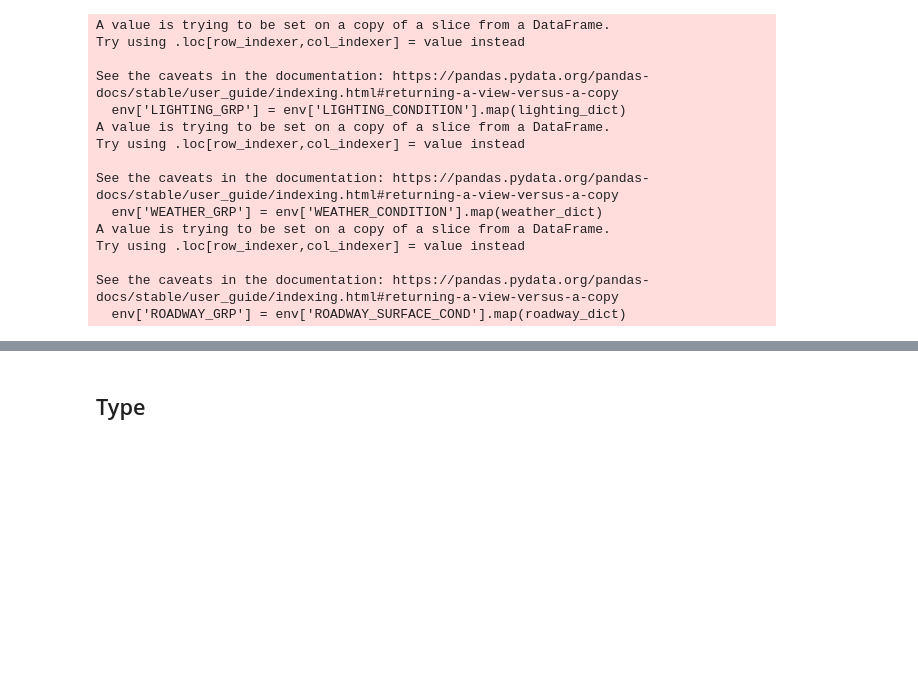
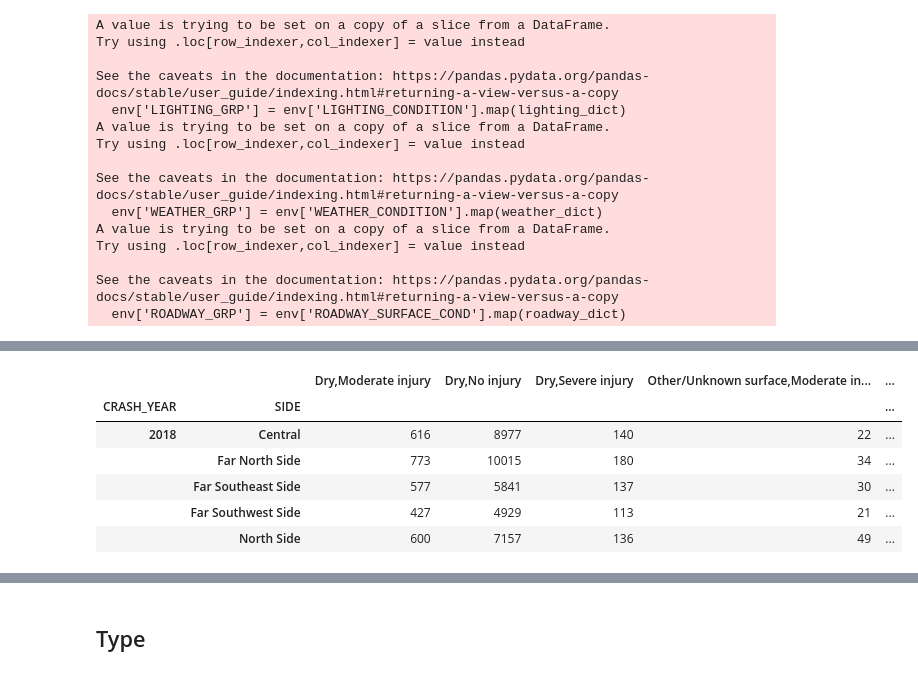
Before and after one commit to eddyyet/Crashes, a Jupyter notebook: src/data/data_slicing.ipynb, the cells around one changed output, grey strips where cells are left out. Cells and saved outputs as stored; diff of their text form; code cells hidden in the pictures; blank space fills up the shorter version.

```diff
--- a/src/data/data_slicing.ipynb
+++ b/src/data/data_slicing.ipynb
@@ -220,0 +306,39 @@ See the caveats in the documentation: https://pandas.pydata.org/pandas-docs/stab
+# %%
+# extract the environmental conditions
+roadway = df[['CRASH_YEAR','SIDE','CRASH_RECORD_ID','ROADWAY_SURFACE_COND','MOST_SEVERE_INJURY']]
+
+roadway_dict = {
+  'DRY': 'Dry',
+  'ICE': 'Snow/Ice',
+  'OTHER': 'Other/Unknown surface',
+  'SAND, MUD, DIRT': 'Other/Unknown surface',
+  'SNOW OR SLUSH': 'Snow/Ice',
+  'UNKNOWN': 'Other/Unknown surface',
+  'WET': 'Wet'
+}
+
+injury_dict = {
+  'FATAL': 'Severe injury',
+  'INCAPACITATING INJURY': 'Severe injury',
+  'NO INDICATION OF INJURY': 'No injury',
+  'NONINCAPACITATING INJURY': 'Moderate injury',
+  'REPORTED, NOT EVIDENT': 'No injury'
+}
+
+roadway['ROADWAY_GRP'] = roadway['ROADWAY_SURFACE_COND'].map(roadway_dict)
+roadway['INJURY_GRP'] = roadway['MOST_SEVERE_INJURY'].map(injury_dict)
+
+roadway_inju = roadway.pivot_table(values='CRASH_RECORD_ID', index=['CRASH_YEAR','SIDE'], columns=['ROADWAY_GRP','INJURY_GRP'], aggfunc='count', fill_value=0)
+roadway_inju.columns = ['Dry,Moderate injury', 'Dry,No injury', 'Dry,Severe injury', \
+                        'Other/Unknown surface,Moderate injury', 'Other/Unknown surface,No injury', 'Other/Unknown surface,Severe injury', \
+                        'Snow/Ice,Moderate injury', 'Snow/Ice,No injury', 'Snow/Ice,Severe injury', \
+                        'Wet,Moderate injury', 'Wet,No injury', 'Wet,Severe injury']
+roadway_inju.head()
+# %% [output]
+|  |  | Dry,Moderate injury | Dry,No injury | Dry,Severe injury | Other/Unknown surface,Moderate in... | ... |
+| CRASH_YEAR | SIDE |  |  |  |  | ... |
+| 2018 | Central | 616 | 8977 | 140 | 22 | ... |
+|  | Far North Side | 773 | 10015 | 180 | 34 | ... |
+|  | Far Southeast Side | 577 | 5841 | 137 | 30 | ... |
+|  | Far Southwest Side | 427 | 4929 | 113 | 21 | ... |
+|  | North Side | 600 | 7157 | 136 | 49 | ... |
```
Also changed, not shown: parts of 6 cells of this notebook, 1 other file.
